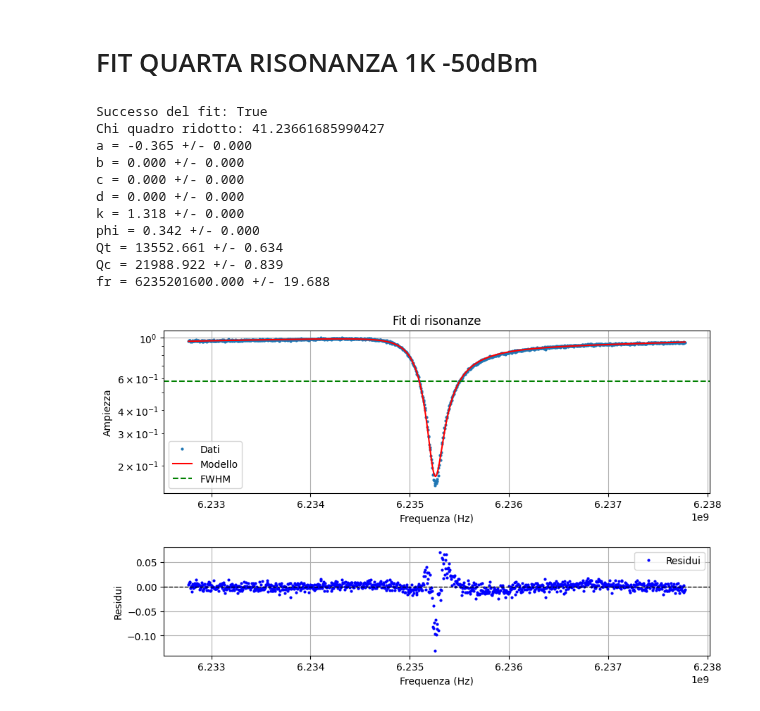
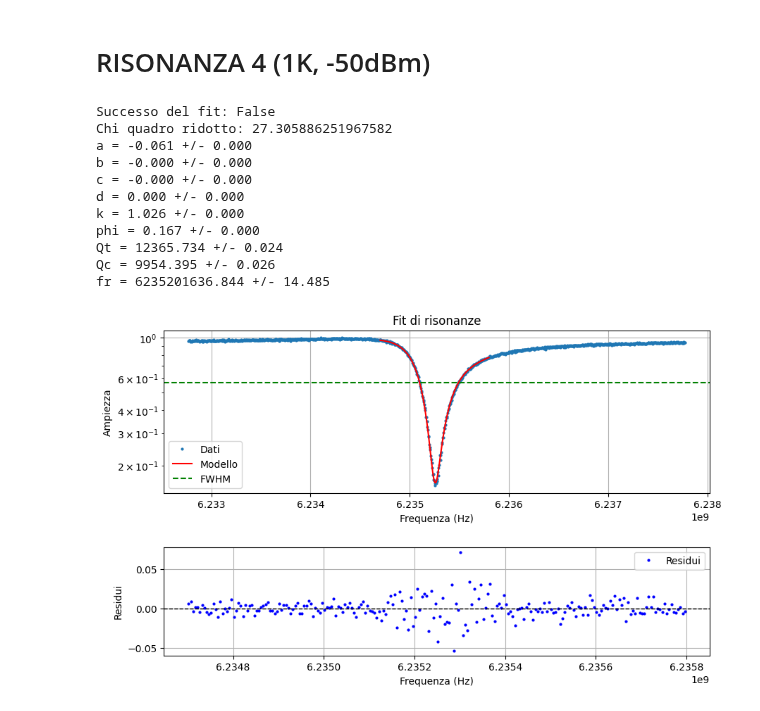
Before and after one commit to biqute/QTLab2425, a Jupyter notebook: 2Dqubit/presa_dati/Fit_1K/fit_1K.ipynb, the cells around one changed output. Saved outputs shown, nothing was run; the diff lists cells and outputs as text; code cells hidden in the pictures.

```diff
--- a/2Dqubit/presa_dati/Fit_1K/fit_1K.ipynb
+++ b/2Dqubit/presa_dati/Fit_1K/fit_1K.ipynb
@@ -28,6 +26,6 @@ initial_params = {
 }
 
 
-fr, qc, qt, a, b, c, d, k, phi = resonance_fit.fit(file_path, initial_params=initial_params)
+fr, qc, qt, a, b, c, d, k, phi = resonance_fit.fit_cut(file_path)
 # %% [output]
 Successo del fit: True
@@ -57,11 +55,11 @@ initial_params = {
     'phi': 0.42,
     'Qt': 10000,
     'Qc': 75000,
-    'fr': 5809178611  # Ultima frequenza di risonanza come valore iniziale
+    'fr': 5.25658e9  # Ultima frequenza di risonanza come valore iniziale
 }
 
 
 
-fr, qc, qt, a, b, c, d, k, phi = resonance_fit.fit(file_path, initial_params=initial_params)
+fr, qc, qt, a, b, c, d, k, phi = resonance_fit.fit_cut(file_path)
 # %% [output]
 Successo del fit: True
@@ -87,14 +85,14 @@ initial_params = {
     'c': 10e-18,       # Impostazione predefinita per c, d, k, phi, Qt, Qc, fr
     'd': 10e-27,
     'k': 2.5,
-    'phi': 0.42,
-    'Qt': 10000,
-    'Qc': 75000,
-    'fr': 5809178611  # Ultima frequenza di risonanza come valore iniziale
+    'phi': 0.,
+    'Qt': 8000,
+    'Qc': 10000,
+    'fr': 5.8115e9  # Ultima frequenza di risonanza come valore iniziale
 }
 
 
 
-fr, qc, qt, a, b, c, d, k, phi = resonance_fit.fit(file_path, initial_params=initial_params)
+fr, qc, qt, a, b, c, d, k, phi = resonance_fit.fit_cut(file_path, cut_min=5.811e9, cut_max=5.812e9, initial_params=initial_params)
 # %% [output]
 Successo del fit: False
@@ -112,34 +110,34 @@ fr = 5811329601.939 +/- 0.806
 # %% [markdown]
-# FIT QUARTA RISONANZA 1K -50dBm
+# RISONANZA 4 (1K, -50dBm)
 # %%
 file_path = f"Cavity_resonances_1K/res4-50dBm.txt"
 
 
 
 initial_params = {
     'a': 1,  # Ultimo valore di fr ottenuto
     'b': 10e-9,  # Ultimo valore di Qc ottenuto
     'c': 10e-18,       # Impostazione predefinita per c, d, k, phi, Qt, Qc, fr
     'd': 10e-27,
     'k': 1,
-    'phi': 0.01,
+    'phi': 0.1,
     'Qt': 14310,
-    'Qc': 22770,
-    'fr': 6202500000  # Ultima frequenza di risonanza come valore iniziale
+    'Qc': 9770,
+    'fr': 6.2353e9  # Ultima frequenza di risonanza come valore iniziale
 }
 
 
-fr, qc, qt, a, b, c, d, k, phi = resonance_fit.fit(file_path, initial_params=initial_params)
+fr, qc, qt, a, b, c, d, k, phi = resonance_fit.fit_cut(file_path, cut_min=6.2347e9, cut_max=6.2358e9, initial_params=initial_params)
 # %% [output]
-Successo del fit: True
-Chi quadro ridotto: 41.23661685990427
-a = -0.365 +/- 0.000
-b = 0.000 +/- 0.000
-c = 0.000 +/- 0.000
+Successo del fit: False
+Chi quadro ridotto: 27.305886251967582
+a = -0.061 +/- 0.000
+b = -0.000 +/- 0.000
+c = -0.000 +/- 0.000
 d = 0.000 +/- 0.000
-k = 1.318 +/- 0.000
-phi = 0.342 +/- 0.000
-Qt = 13552.661 +/- 0.634
-Qc = 21988.922 +/- 0.839
-fr = 6235201600.000 +/- 19.688
+k = 1.026 +/- 0.000
+phi = 0.167 +/- 0.000
+Qt = 12365.734 +/- 0.024
+Qc = 9954.395 +/- 0.026
+fr = 6235201636.844 +/- 14.485
-[figure, old version]
+[figure, new version]
```
Also changed, not shown: parts of 7 cells of this notebook.
